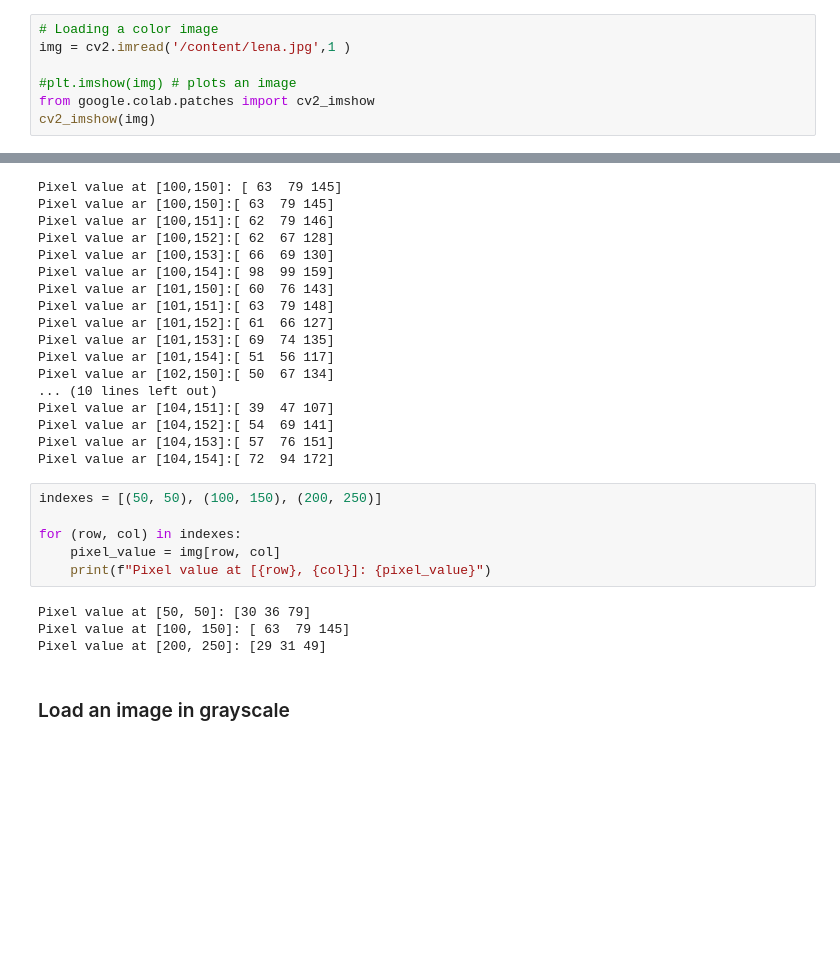
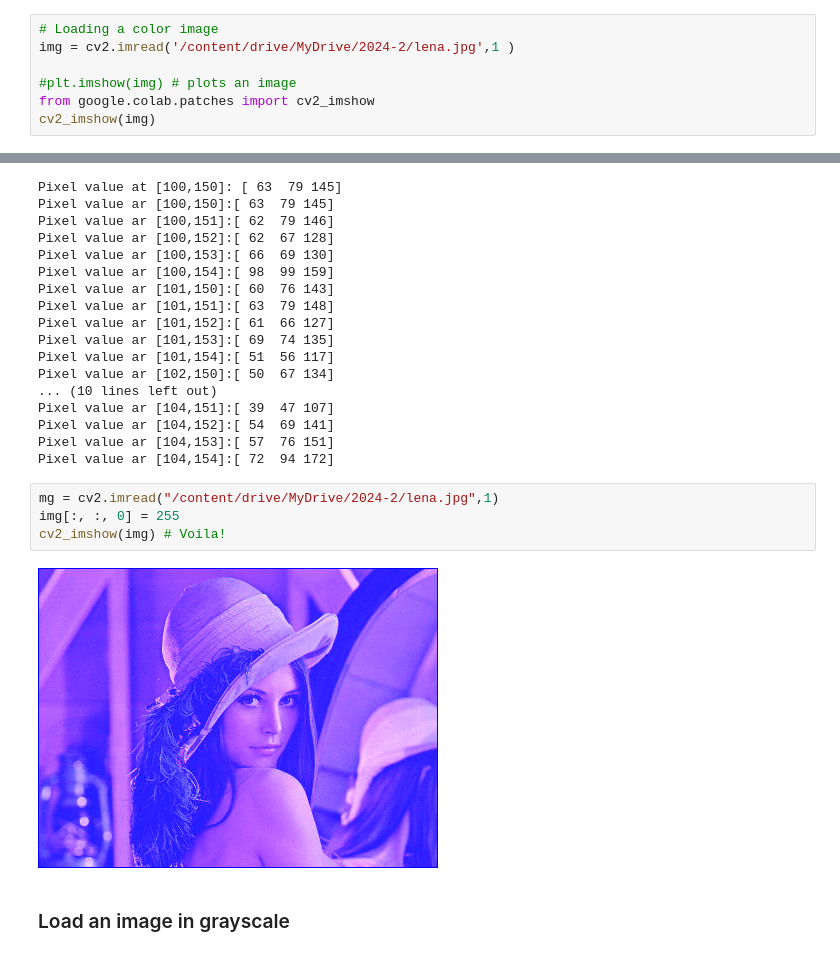
Before and after one commit to rafaelsierrap/machine_learning, a Jupyter notebook: Sem_01/Basics.ipynb, the cells around one changed output, grey strips where cells are left out. Drawn from its saved outputs; the diff is of its cells as text; blank space fills up the shorter version.

```diff
--- a/Sem_01/Basics.ipynb
+++ b/Sem_01/Basics.ipynb
@@ -52,7 +52,7 @@ import matplotlib.pyplot as plt
 ## Load an image using OpenCV
 # %%
 # Loading a color image
-img = cv2.imread('/content/lena.jpg',1 )
+img = cv2.imread('/content/drive/MyDrive/2024-2/lena.jpg',1 )
 
 #plt.imshow(img) # plots an image
 from google.colab.patches import cv2_imshow
@@ -94,16 +94,12 @@ Pixel value ar [104,151]:[ 39  47 107]
 Pixel value ar [104,152]:[ 54  69 141]
 Pixel value ar [104,153]:[ 57  76 151]
 Pixel value ar [104,154]:[ 72  94 172]
-# %%
-indexes = [(50, 50), (100, 150), (200, 250)]
-
-for (row, col) in indexes:
-    pixel_value = img[row, col]
-    print(f"Pixel value at [{row}, {col}]: {pixel_value}")
-# %% [output]
-Pixel value at [50, 50]: [30 36 79]
-Pixel value at [100, 150]: [ 63  79 145]
-Pixel value at [200, 250]: [29 31 49]
+# %%
+mg = cv2.imread("/content/drive/MyDrive/2024-2/lena.jpg",1)
+img[:, :, 0] = 255
+cv2_imshow(img) # Voila!
+# %% [output]
+[figure, added]
 # %% [markdown]
 ### Load an image in grayscale
 # %%
```
Also changed, not shown: parts of 17 cells of this notebook.
